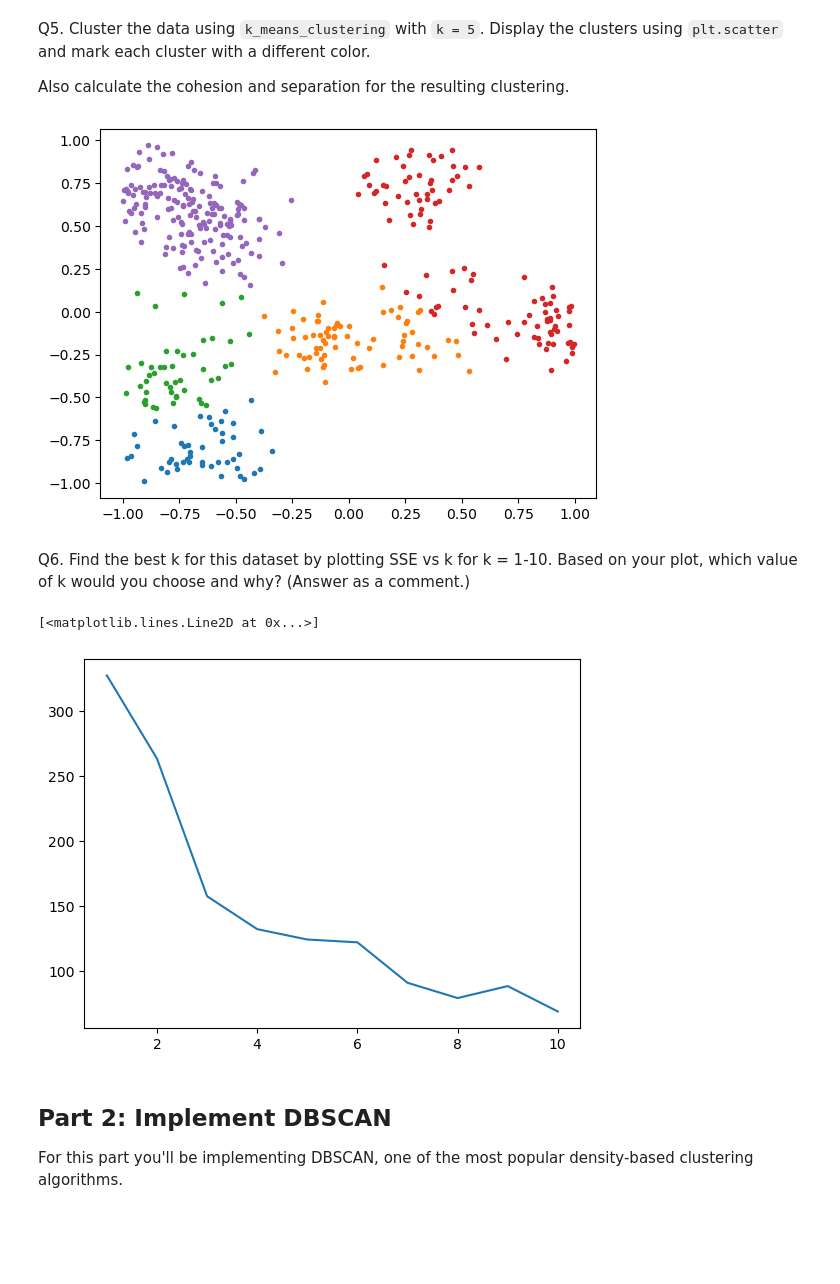
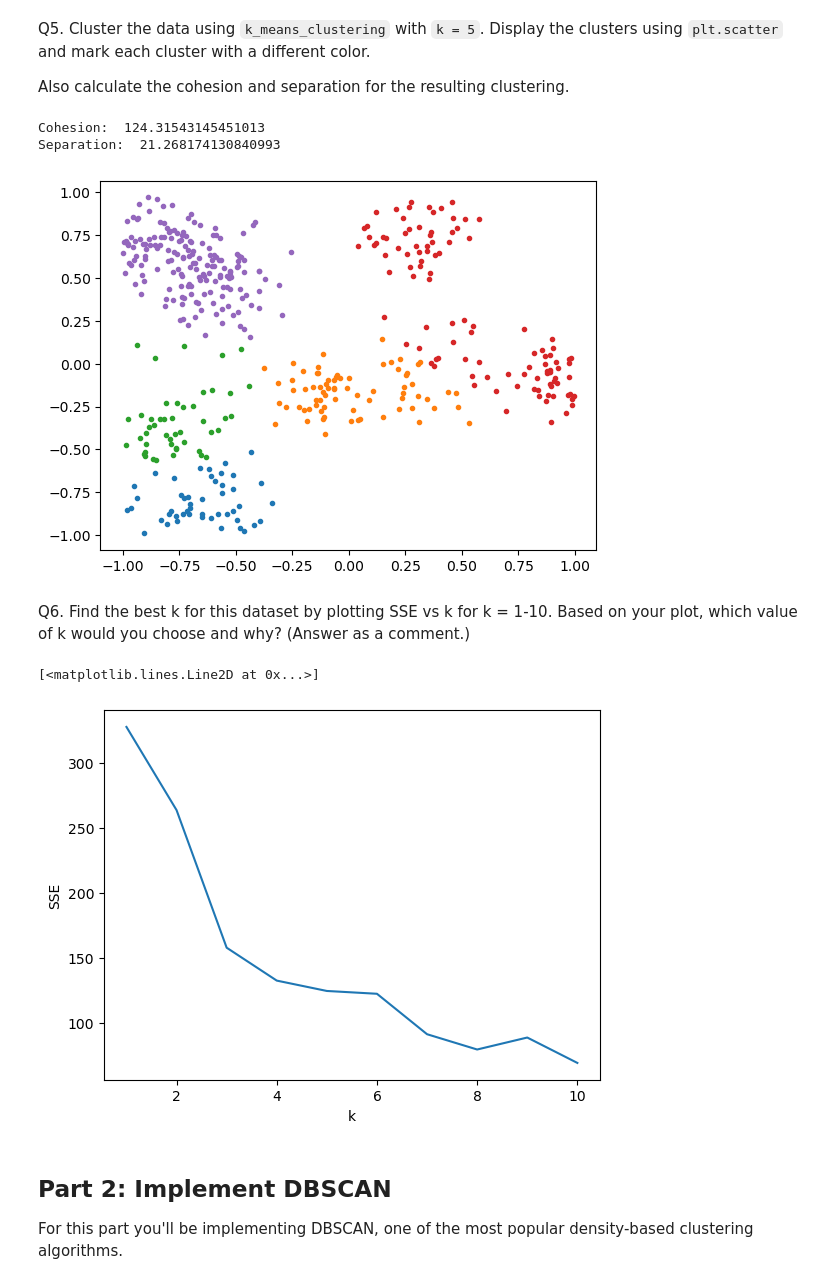
Before and after one commit to jakerm2002/Assignment-5-Clustering, a Jupyter notebook: HW5 - Clustering.ipynb, the cells around one changed output. Cells and saved outputs as stored; diff of their text form; code cells hidden in the pictures; blank space fills up the shorter version.

```diff
--- a/HW5 - Clustering.ipynb
+++ b/HW5 - Clustering.ipynb
@@ -119,27 +119,45 @@ for i in range(len(clusters)):
         y.append(cluster[j][1])
     plt.scatter(x,y, marker='.')
 
-# calculate cohesion and separation for the resulting clustering.
+# calculate cohesion and separation
+cohesion = 0
+separation = 0
+for i in range(len(clusters)):
+    cluster = clusters[i]
+    for j in range(len(cluster)):
+        cohesion += sqrt(square(cluster[j][0]-mu[i][0]) + square(cluster[j][1]-mu[i][1]))
+    for k in range(len(clusters)):
+        if i != k:
+            separation += sqrt(square(mu[i][0]-mu[k][0]) + square(mu[i][1]-mu[k][1]))
+
+print("Cohesion: ", cohesion)
+print("Separation: ", separation)
 # %% [output]
+Cohesion:  124.31543145451013
+Separation:  21.268174130840993
 [figure]
 # %% [markdown]
 Q6. Find the best k for this dataset by plotting SSE vs k for k = 1-10. Based on your plot, which value of k would you choose and why? (Answer as a comment.)
 # %%
 sse = []
 for i in range(1,11):
     mu, clusters = k_means_clustering(data, i)
     s = 0
     for j in range(len(clusters)):
         cluster = clusters[j]
         for k in range(len(cluster)):
             # calculate squared error
             s += sqrt(square(cluster[k][0]-mu[j][0]) + square(cluster[k][1]-mu[j][1]))
     sse.append(s)
 
+plt.xlabel("k")
+plt.ylabel("SSE")
 plt.plot(range(1,11), sse)
+
+# I would choose k = 7 because SSE doesn't decrease as much from then on
 # %% [output]
 [<matplotlib.lines.Line2D at 0x...>]
-[figure, old version]
+[figure, new version]
 # %% [markdown]
 ## Part 2: Implement DBSCAN
 
```
Also changed, not shown: parts of 5 cells of this notebook.
